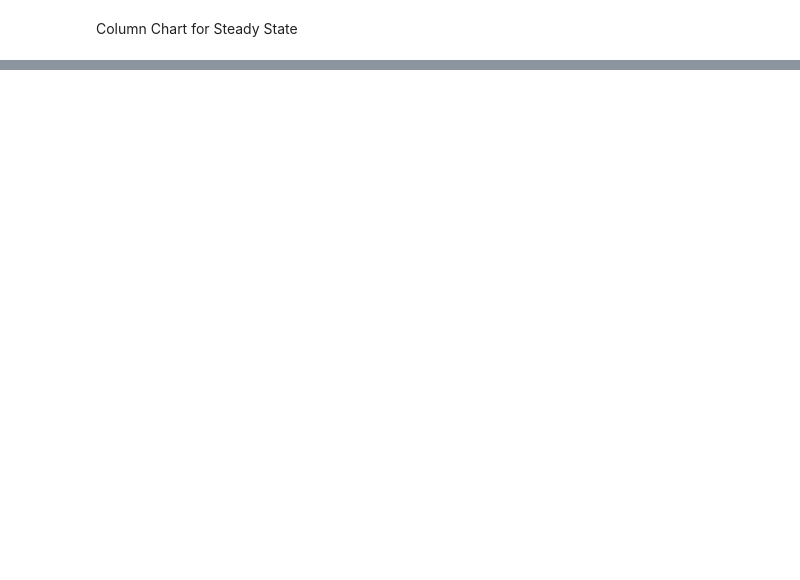
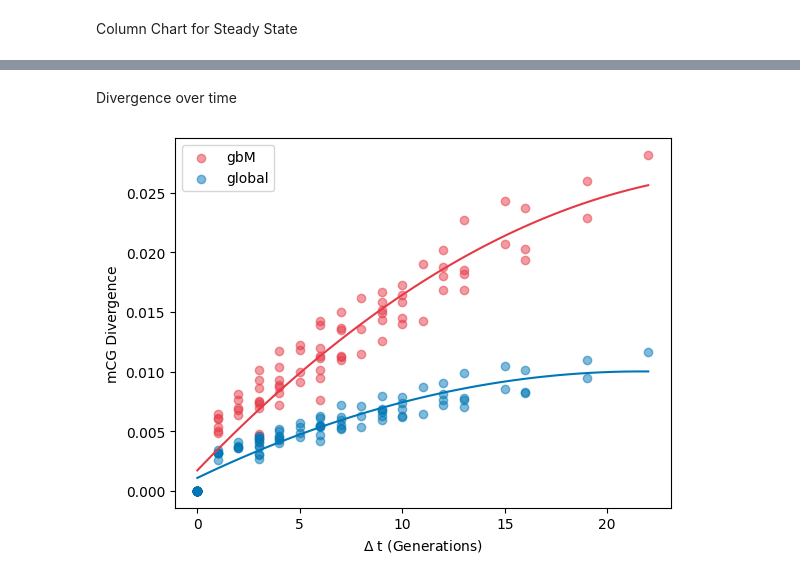
Before and after one commit to constantingoeldel/epigenomics, a Jupyter notebook: plotting.ipynb, the cells around one changed output, grey strips where cells are left out. Cells and saved outputs as stored; diff of their text form; code cells hidden in the pictures; blank space fills up the shorter version.

```diff
--- a/plotting.ipynb
+++ b/plotting.ipynb
@@ -292,0 +292,30 @@ NameError: name 'np' is not defined
+# %% [markdown]
+Divergence over time
+# %%
+delta_t = D_dt[:,D_dt_headers.index("delta_t")]
+D_gbM = D_dt[:,D_dt_headers.index("gbM")]
+D_global = D_dt[:,D_dt_headers.index("all")]
+
+delta_t = np.append(delta_t, [0,0,0,0,0,0,0,0,0,0,0,0,0,0])
+D_gbM = np.append(D_gbM, [0,0,0,0,0,0,0,0,0,0,0,0,0,0])
+D_global = np.append(D_global, [0,0,0,0,0,0,0,0,0,0,0,0,0,0])
+
+
+fit_gbM = np.poly1d(np.polyfit(delta_t, D_gbM, 2))
+fit_global = np.poly1d(np.polyfit(delta_t, D_global, 2))
+
+x = np.linspace(min(delta_t), max(delta_t), num=100)
+
+
+
+plt.scatter(delta_t, D_gbM, color=r, alpha=0.5, label="gbM")
+plt.scatter(delta_t, D_global, color=b, alpha= 0.5, label = "global")
+plt.legend()
+plt.ylabel("mCG Divergence")
+plt.xlabel("$\Delta$ t (Generations)")
+plt.plot(x, fit_gbM(x), color=r)
+plt.plot(x, fit_global(x), color=b)
+plt.savefig("1D.png", dpi=450)
+plt.show()
+# %% [output]
+[figure, added]
```
Also changed, not shown: parts of 9 cells of this notebook, 11 other files.
